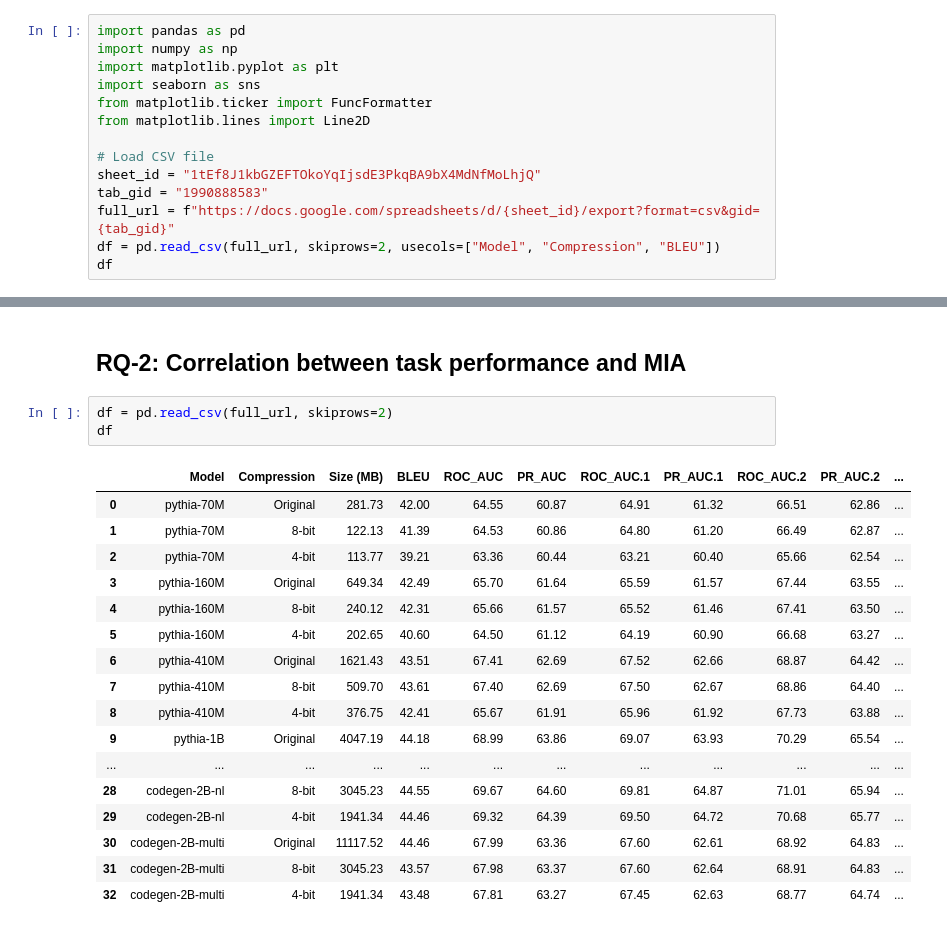
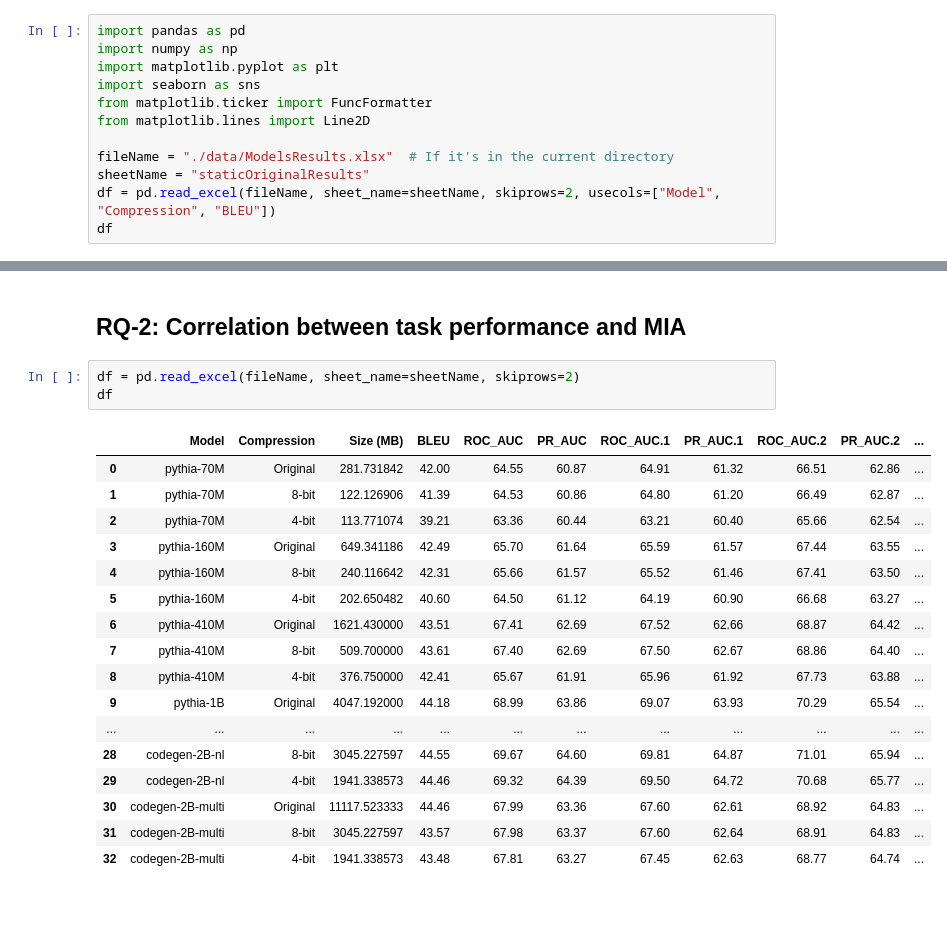
Before and after one commit to nazmul-me/mimir, a Jupyter notebook: RQsResult/RQ3-generalizibilty.ipynb, the cells around one changed output, grey strips where cells are left out. Cells and saved outputs as stored; diff of their text form.

```diff
--- a/RQsResult/RQ3-generalizibilty.ipynb
+++ b/RQsResult/RQ3-generalizibilty.ipynb
@@ -6,11 +6,9 @@ import seaborn as sns
 from matplotlib.ticker import FuncFormatter
 from matplotlib.lines import Line2D
 
-# Load CSV file
-sheet_id = "1tEf8J1kbGZEFTOkoYqIjsdE3PkqBA9bX4MdNfMoLhjQ"
-tab_gid = "1990888583"
-full_url = f"https://docs.google.com/spreadsheets/d/{sheet_id}/export?format=csv&gid={tab_gid}"
-df = pd.read_csv(full_url, skiprows=2, usecols=["Model", "Compression", "BLEU"])
+fileName = "./data/ModelsResults.xlsx"  # If it's in the current directory
+sheetName = "staticOriginalResults"
+df = pd.read_excel(fileName, sheet_name=sheetName, skiprows=2, usecols=["Model", "Compression", "BLEU"])
 df
 # %% [output]
 |  | Model | Compression | BLEU |
@@ -230,26 +231,26 @@ graph_roc_auc(df, score_col=metric, miaName="REF.", fileName="RQ-4.2.8")
 # %% [markdown]
 ## RQ-2: Correlation between task performance and MIA
 # %%
-df = pd.read_csv(full_url, skiprows=2)
+df = pd.read_excel(fileName, sheet_name=sheetName, skiprows=2)
 df
 # %% [output]
 |  | Model | Compression | Size (MB) | BLEU | ROC_AUC | PR_AUC | ROC_AUC.1 | PR_AUC.1 | ROC_AUC.2 | PR_AUC.2 | ... |
-| 0 | pythia-70M | Original | 281.73 | 42.00 | 64.55 | 60.87 | 64.91 | 61.32 | 66.51 | 62.86 | ... |
-| 1 | pythia-70M | 8-bit | 122.13 | 41.39 | 64.53 | 60.86 | 64.80 | 61.20 | 66.49 | 62.87 | ... |
-| 2 | pythia-70M | 4-bit | 113.77 | 39.21 | 63.36 | 60.44 | 63.21 | 60.40 | 65.66 | 62.54 | ... |
-| 3 | pythia-160M | Original | 649.34 | 42.49 | 65.70 | 61.64 | 65.59 | 61.57 | 67.44 | 63.55 | ... |
-| 4 | pythia-160M | 8-bit | 240.12 | 42.31 | 65.66 | 61.57 | 65.52 | 61.46 | 67.41 | 63.50 | ... |
-| 5 | pythia-160M | 4-bit | 202.65 | 40.60 | 64.50 | 61.12 | 64.19 | 60.90 | 66.68 | 63.27 | ... |
-| 6 | pythia-410M | Original | 1621.43 | 43.51 | 67.41 | 62.69 | 67.52 | 62.66 | 68.87 | 64.42 | ... |
-| 7 | pythia-410M | 8-bit | 509.70 | 43.61 | 67.40 | 62.69 | 67.50 | 62.67 | 68.86 | 64.40 | ... |
-| 8 | pythia-410M | 4-bit | 376.75 | 42.41 | 65.67 | 61.91 | 65.96 | 61.92 | 67.73 | 63.88 | ... |
-| 9 | pythia-1B | Original | 4047.19 | 44.18 | 68.99 | 63.86 | 69.07 | 63.93 | 70.29 | 65.54 | ... |
+| 0 | pythia-70M | Original | 281.731842 | 42.00 | 64.55 | 60.87 | 64.91 | 61.32 | 66.51 | 62.86 | ... |
+| 1 | pythia-70M | 8-bit | 122.126906 | 41.39 | 64.53 | 60.86 | 64.80 | 61.20 | 66.49 | 62.87 | ... |
+| 2 | pythia-70M | 4-bit | 113.771074 | 39.21 | 63.36 | 60.44 | 63.21 | 60.40 | 65.66 | 62.54 | ... |
+| 3 | pythia-160M | Original | 649.341186 | 42.49 | 65.70 | 61.64 | 65.59 | 61.57 | 67.44 | 63.55 | ... |
+| 4 | pythia-160M | 8-bit | 240.116642 | 42.31 | 65.66 | 61.57 | 65.52 | 61.46 | 67.41 | 63.50 | ... |
+| 5 | pythia-160M | 4-bit | 202.650482 | 40.60 | 64.50 | 61.12 | 64.19 | 60.90 | 66.68 | 63.27 | ... |
+| 6 | pythia-410M | Original | 1621.430000 | 43.51 | 67.41 | 62.69 | 67.52 | 62.66 | 68.87 | 64.42 | ... |
+| 7 | pythia-410M | 8-bit | 509.700000 | 43.61 | 67.40 | 62.69 | 67.50 | 62.67 | 68.86 | 64.40 | ... |
+| 8 | pythia-410M | 4-bit | 376.750000 | 42.41 | 65.67 | 61.91 | 65.96 | 61.92 | 67.73 | 63.88 | ... |
+| 9 | pythia-1B | Original | 4047.192000 | 44.18 | 68.99 | 63.86 | 69.07 | 63.93 | 70.29 | 65.54 | ... |
 | ... | ... | ... | ... | ... | ... | ... | ... | ... | ... | ... | ... |
-| 28 | codegen-2B-nl | 8-bit | 3045.23 | 44.55 | 69.67 | 64.60 | 69.81 | 64.87 | 71.01 | 65.94 | ... |
-| 29 | codegen-2B-nl | 4-bit | 1941.34 | 44.46 | 69.32 | 64.39 | 69.50 | 64.72 | 70.68 | 65.77 | ... |
-| 30 | codegen-2B-multi | Original | 11117.52 | 44.46 | 67.99 | 63.36 | 67.60 | 62.61 | 68.92 | 64.83 | ... |
-| 31 | codegen-2B-multi | 8-bit | 3045.23 | 43.57 | 67.98 | 63.37 | 67.60 | 62.64 | 68.91 | 64.83 | ... |
-| 32 | codegen-2B-multi | 4-bit | 1941.34 | 43.48 | 67.81 | 63.27 | 67.45 | 62.63 | 68.77 | 64.74 | ... |
+| 28 | codegen-2B-nl | 8-bit | 3045.227597 | 44.55 | 69.67 | 64.60 | 69.81 | 64.87 | 71.01 | 65.94 | ... |
+| 29 | codegen-2B-nl | 4-bit | 1941.338573 | 44.46 | 69.32 | 64.39 | 69.50 | 64.72 | 70.68 | 65.77 | ... |
+| 30 | codegen-2B-multi | Original | 11117.523333 | 44.46 | 67.99 | 63.36 | 67.60 | 62.61 | 68.92 | 64.83 | ... |
+| 31 | codegen-2B-multi | 8-bit | 3045.227597 | 43.57 | 67.98 | 63.37 | 67.60 | 62.64 | 68.91 | 64.83 | ... |
+| 32 | codegen-2B-multi | 4-bit | 1941.338573 | 43.48 | 67.81 | 63.27 | 67.45 | 62.63 | 68.77 | 64.74 | ... |
 # %%
 def generate_graphs(taskPerformance, MIA_attack, MIA_score, i):
     # Define styles
```
Also changed, not shown: parts of 4 cells of this notebook, 6 other files.
